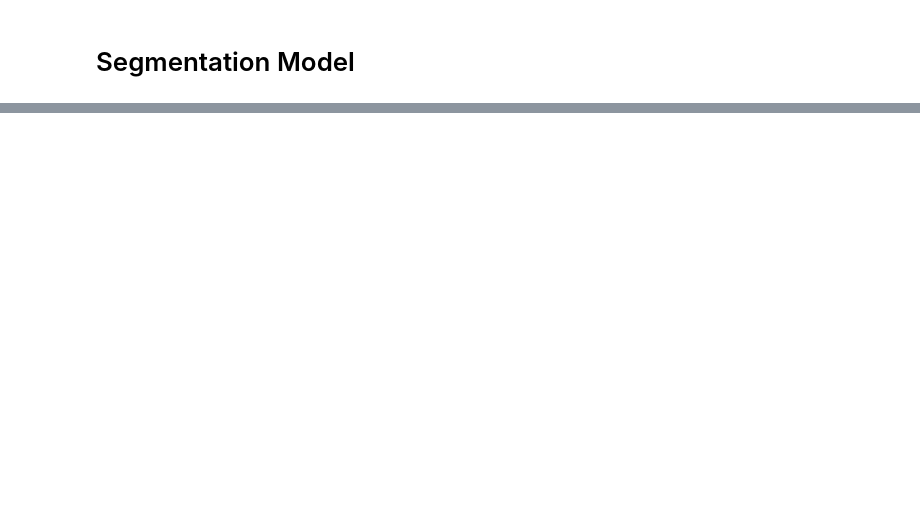
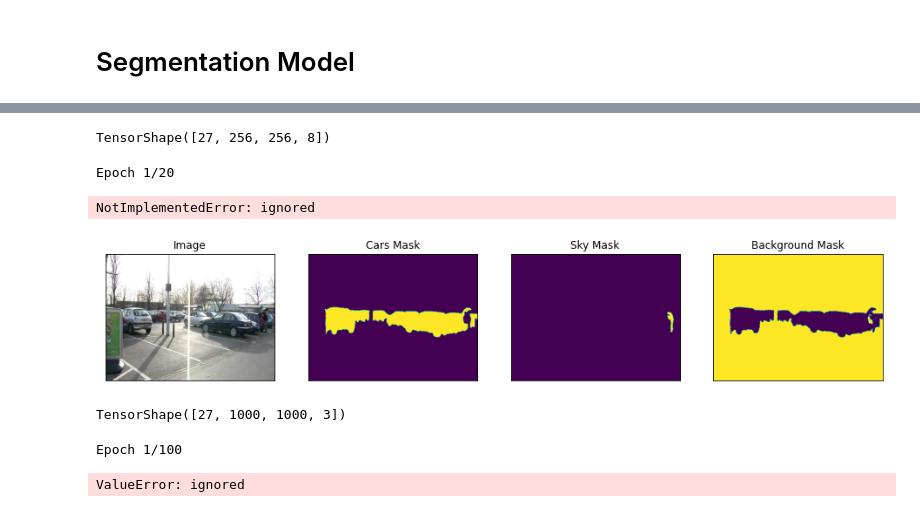
Before and after one commit to zahrasalarian/Artificial-Intelligence-in-Medicine-Projects, a Jupyter notebook: p4/main.ipynb, the cells around one changed output, grey strips where cells are left out. Cells and saved outputs as stored; diff of their text form; code cells hidden in the pictures; blank space fills up the shorter version.

```diff
--- a/p4/main.ipynb
+++ b/p4/main.ipynb
@@ -110,0 +233,4 @@ Downloading data from https://github.com/fchollet/deep-learning-models/releases/
+# %%
+y_train.shape
+# %% [output]
+TensorShape([27, 256, 256, 8])
@@ -110,0 +243,15 @@ Downloading data from https://github.com/fchollet/deep-learning-models/releases/
+# %%
+# fit model
+# if you use data generator use model.fit_generator(...) instead of model.fit(...)
+# more about `fit_generator` here: https://keras.io/models/sequential/#fit_generator
+model.fit(
+   x=x_train,
+   y=y_train,
+   batch_size=32,
+   epochs=20,
+   callbacks=callbacks,
+   validation_data=(x_val, y_val)
+)
+# %% [output]
+Epoch 1/20
+NotImplementedError: ignored
@@ -110,0 +276,30 @@ Downloading data from https://github.com/fchollet/deep-learning-models/releases/
+# %%
+# Lets look at data we have
+dataset = Dataset(x_train_dir, y_train_dir, classes=['car', 'pedestrian'])
+
+image, mask = dataset[5] # get some sample
+visualize(
+    image=image,
+    cars_mask=mask[..., 0].squeeze(),
+    sky_mask=mask[..., 1].squeeze(),
+    background_mask=mask[..., 2].squeeze(),
+)
+# %% [output]
+[figure, added]
+# %%
+x_train.shape
+# %% [output]
+TensorShape([27, 1000, 1000, 3])
+# %%
+# train model
+history = model.fit(
+   x=x_train,
+   y=y_train,
+   batch_size=16,
+   callbacks=callbacks,
+   epochs=100,
+   validation_data=(x_val, y_val)
+)
+# %% [output]
+Epoch 1/100
+ValueError: ignored
```
Also changed, not shown: parts of 23 cells of this notebook.
